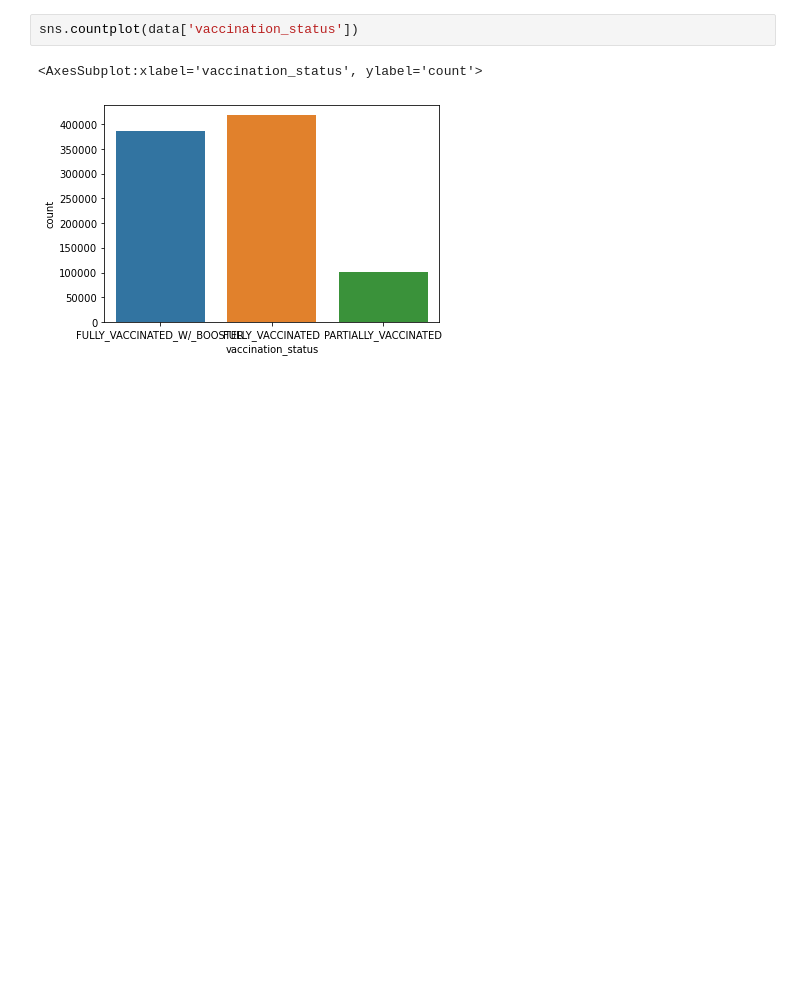
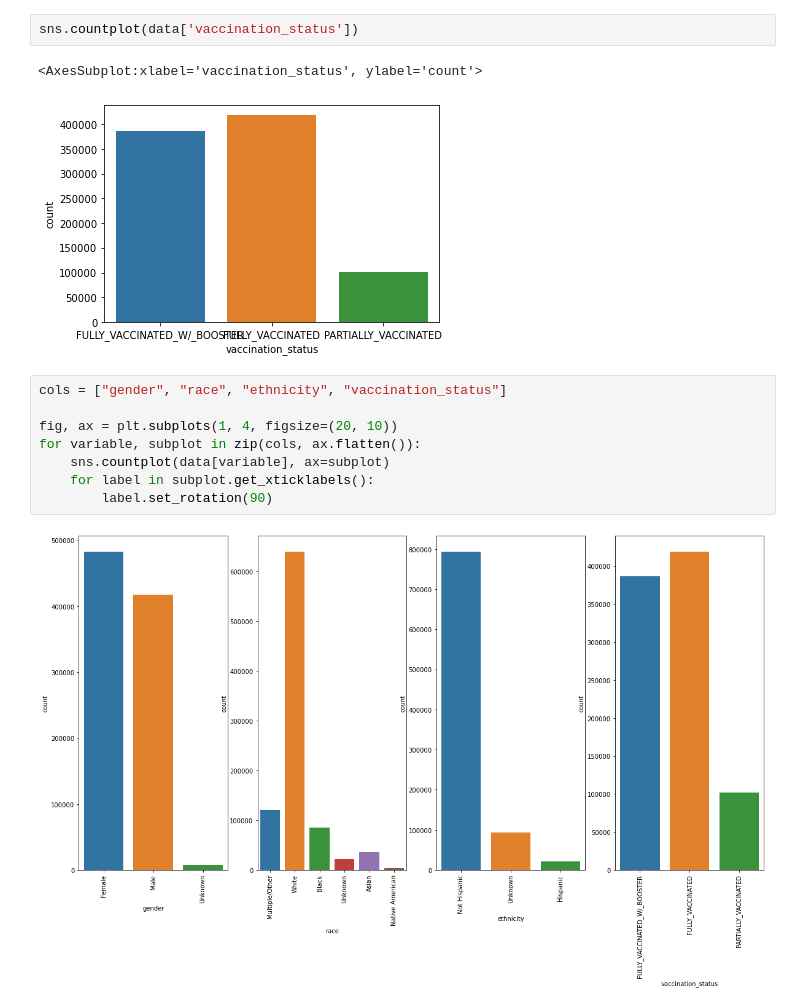
Before and after one commit to strobosco/bigideasfinal, a Jupyter notebook: niccolo.ipynb, the cells around one changed output. Saved outputs shown, nothing was run; the diff lists cells and outputs as text; blank space fills up the shorter version.

```diff
--- a/niccolo.ipynb
+++ b/niccolo.ipynb
@@ -125,3 +131,13 @@ sns.countplot(data['vaccination_status'])
 # %% [output]
 <AxesSubplot:xlabel='vaccination_status', ylabel='count'>
 [figure]
+# %%
+cols = ["gender", "race", "ethnicity", "vaccination_status"]
+
+fig, ax = plt.subplots(1, 4, figsize=(20, 10))
+for variable, subplot in zip(cols, ax.flatten()):
+    sns.countplot(data[variable], ax=subplot)
+    for label in subplot.get_xticklabels():
+        label.set_rotation(90)
+# %% [output]
+[figure, added]
```
Also changed, not shown: parts of 10 cells of this notebook.
